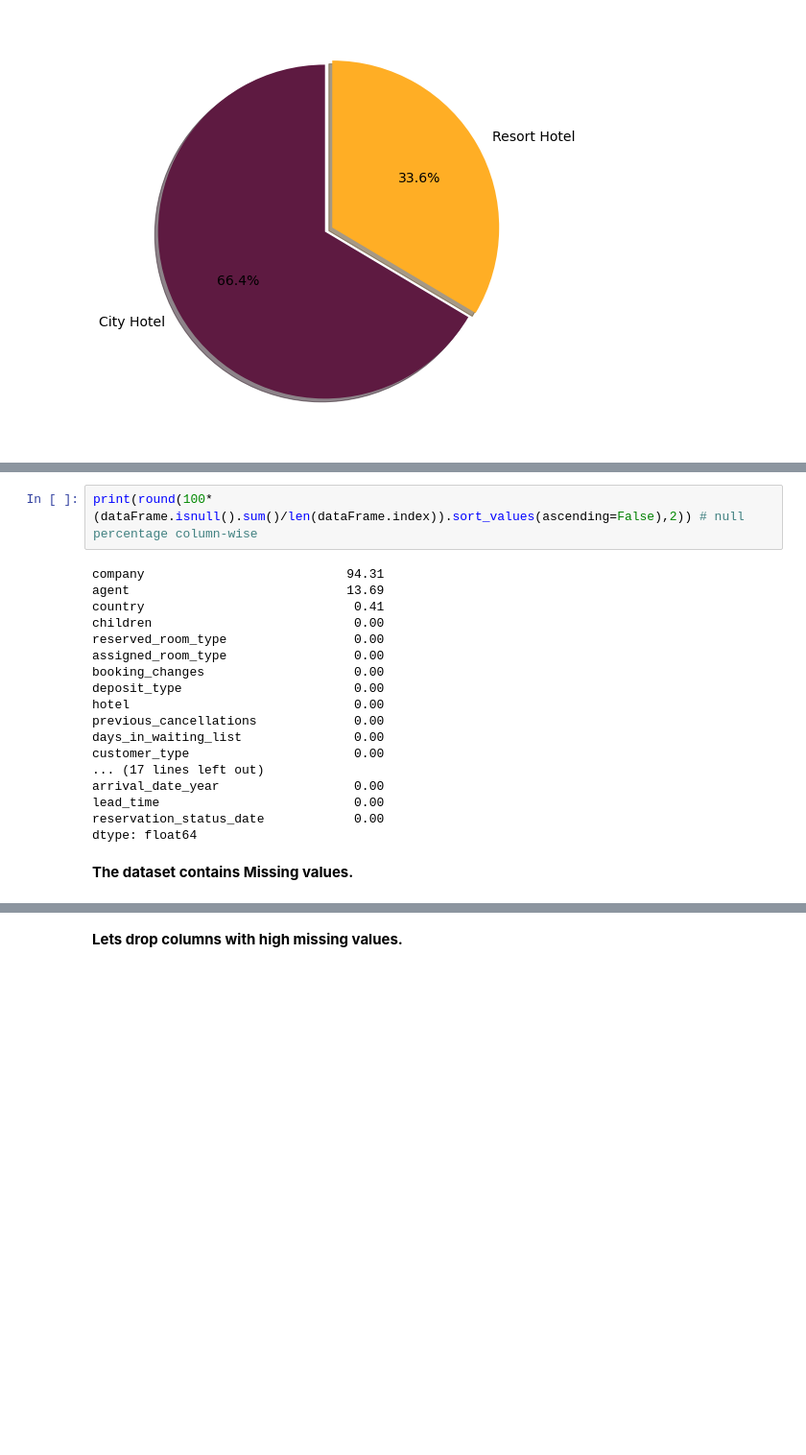
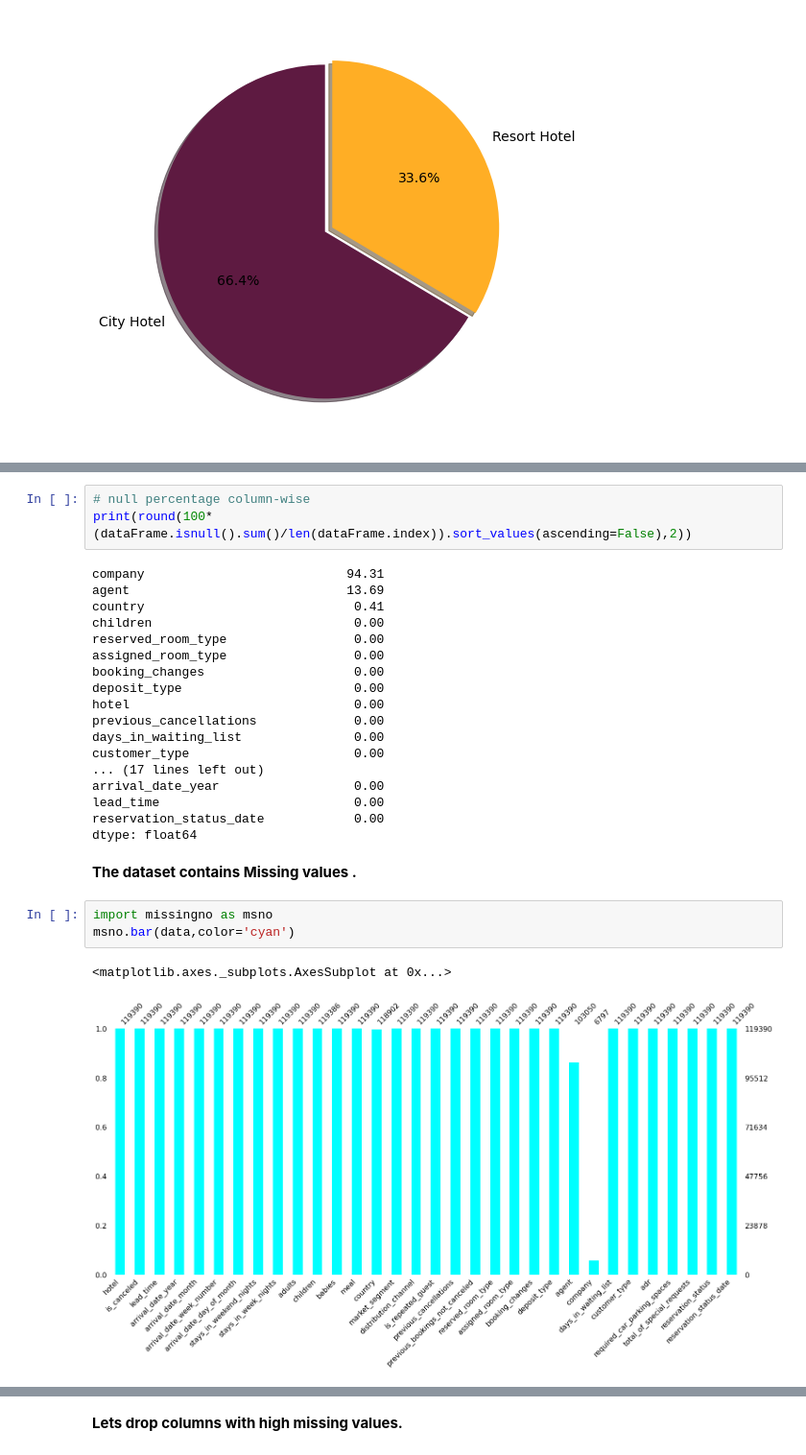
Before and after one commit to Shivraj285/EDA-Hotel-Booking-Analysis, a Jupyter notebook: Shivraj_Y_Saude_Hotel_Booking_Analysis_Capstone_Project.ipynb, the cells around one changed output, grey strips where cells are left out. Shown: that part at 96% size. Cells and saved outputs as stored; diff of their text form; blank space fills up the shorter version.

```diff
--- a/Shivraj_Y_Saude_Hotel_Booking_Analysis_Capstone_Project.ipynb
+++ b/Shivraj_Y_Saude_Hotel_Booking_Analysis_Capstone_Project.ipynb
@@ -121,7 +177,8 @@ lead_time                              0
 reservation_status_date                0
 dtype: int64
 # %%
-print(round(100*(dataFrame.isnull().sum()/len(dataFrame.index)).sort_values(ascending=False),2)) # null percentage column-wise
+# null percentage column-wise
+print(round(100*(dataFrame.isnull().sum()/len(dataFrame.index)).sort_values(ascending=False),2))
 # %% [output]
 company                           94.31
 agent                             13.69
@@ -141,5 +198,11 @@ lead_time                          0.00
 reservation_status_date            0.00
 dtype: float64
 # %% [markdown]
-**The dataset contains Missing values.**
+**The dataset contains Missing values .**
+# %%
+import missingno as msno
+msno.bar(data,color='cyan')
+# %% [output]
+<matplotlib.axes._subplots.AxesSubplot at 0x...>
+[figure, added]
 # %% [markdown]
```
Also changed, not shown: parts of 91 cells of this notebook.
